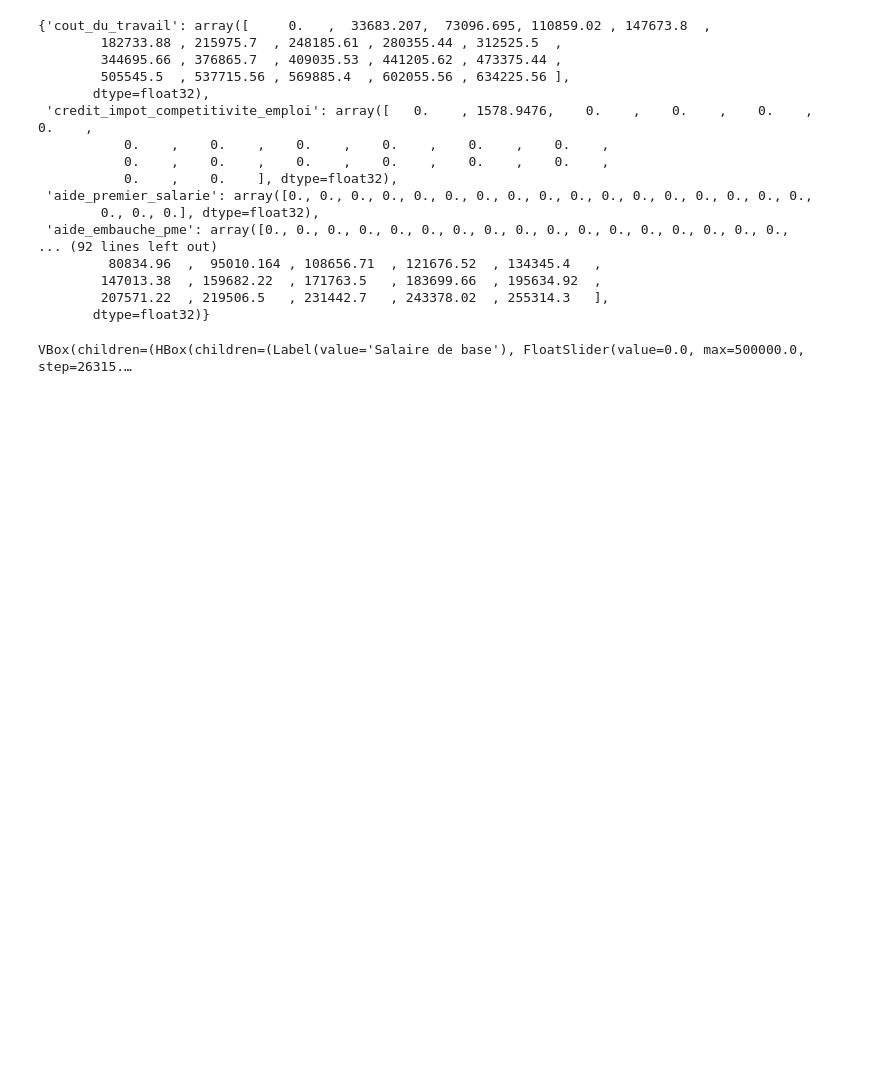
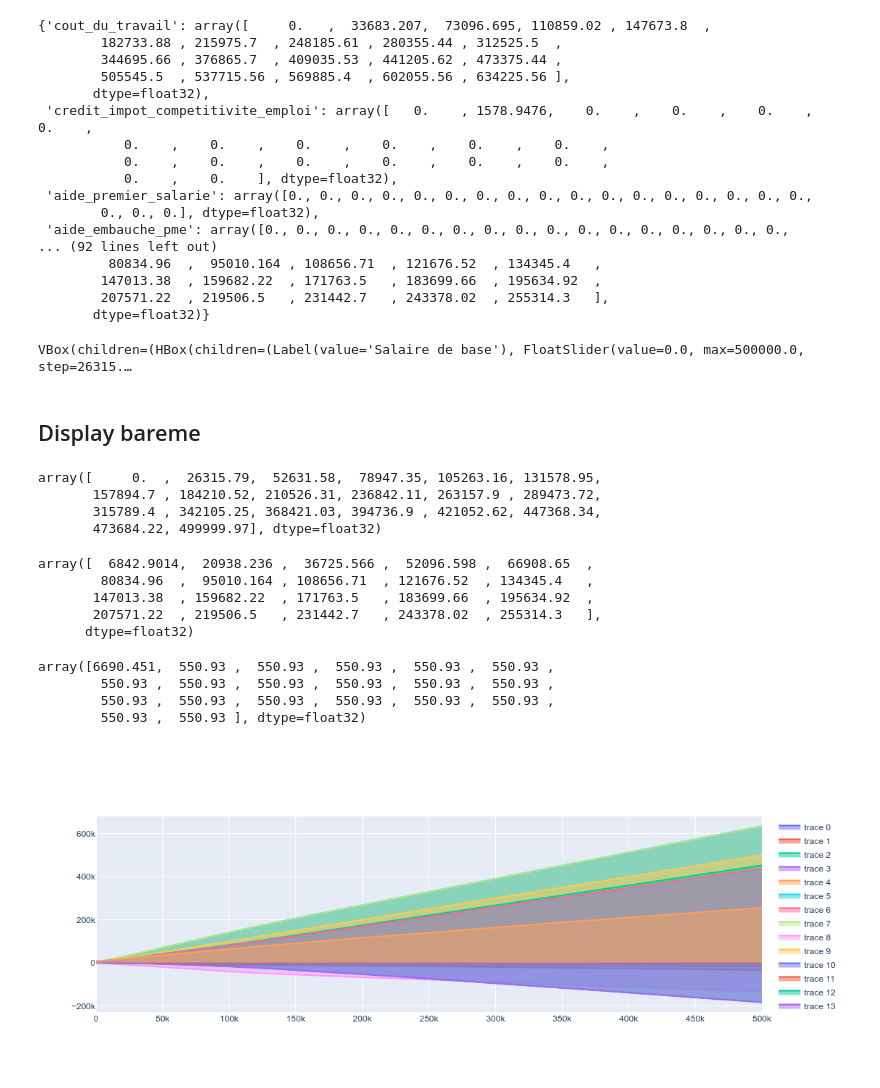
Before and after one commit to cbenz/openfisca-interactive, a Jupyter notebook: index.ipynb, the cells around one changed output. Cells and saved outputs as stored; diff of their text form; code cells hidden in the pictures; blank space fills up the shorter version.

```diff
--- a/index.ipynb
+++ b/index.ipynb
@@ -132,7 +134,7 @@ class BarType(Enum):
 class Bar:
     code: str
     type: BarType
-    name: str = None
+    short_name: str = None
     value: float = None
 # %%
 def get_bars(decomposition: dict) -> List[Bar]:
@@ -142,9 +144,9 @@ def get_bars(decomposition: dict) -> List[Bar]:
             for child in children:
                 yield from visit(child)
             type_ = BarType.TOTAL if node["code"] == decomposition["code"] else BarType.SUB_TOTAL
-            yield Bar(code=node["code"], name=node.get("name"), type=type_)
+            yield Bar(code=node["code"], short_name=node.get("name"), type=type_)
         else:
-            yield Bar(code=node["code"], name=node.get("name"), type=BarType.VALUE)
+            yield Bar(code=node["code"], short_name=node.get("name"), type=BarType.VALUE)
 
     return list(visit(decomposition))
 # %%
@@ -247,3 +249,43 @@ def create_waterfall(bars, results, title="Waterfall"):
 create_waterfall(bars, results)
 # %% [output]
 VBox(children=(HBox(children=(Label(value='Salaire de base'), FloatSlider(value=0.0, max=500000.0, step=26315.…
+# %% [markdown]
+## Display bareme
+# %%
+salaire_de_base
+# %% [output]
+array([     0.  ,  26315.79,  52631.58,  78947.35, 105263.16, 131578.95,
+       157894.7 , 184210.52, 210526.31, 236842.11, 263157.9 , 289473.72,
+       315789.4 , 342105.25, 368421.03, 394736.9 , 421052.62, 447368.34,
+       473684.22, 499999.97], dtype=float32)
+# %%
+revenu_disponible
+# %% [output]
+array([  6842.9014,  20938.236 ,  36725.566 ,  52096.598 ,  66908.65  ,
+        80834.96  ,  95010.164 , 108656.71  , 121676.52  , 134345.4   ,
+       147013.38  , 159682.22  , 171763.5   , 183699.66  , 195634.92  ,
+       207571.22  , 219506.5   , 231442.7   , 243378.02  , 255314.3   ],
+      dtype=float32)
+# %%
+results['rsa']
+# %% [output]
+array([6690.451,  550.93 ,  550.93 ,  550.93 ,  550.93 ,  550.93 ,
+        550.93 ,  550.93 ,  550.93 ,  550.93 ,  550.93 ,  550.93 ,
+        550.93 ,  550.93 ,  550.93 ,  550.93 ,  550.93 ,  550.93 ,
+        550.93 ,  550.93 ], dtype=float32)
+# %%
+data = [
+    go.Scatter(
+        x=salaire_de_base,
+        y=result,
+        fill='tozeroy',
+    #     fillcolor='darkviolet',
+        hoveron = 'points+fills', # select where hover is active
+        text=variable_name,
+        hoverinfo = 'text+x+y')
+    for variable_name, result in results.items()
+]
+fig = go.Figure(data=data)
+fig.show()
+# %% [output]
+[figure, added]
```
Also changed, not shown: parts of 3 cells of this notebook, 2 other files.
